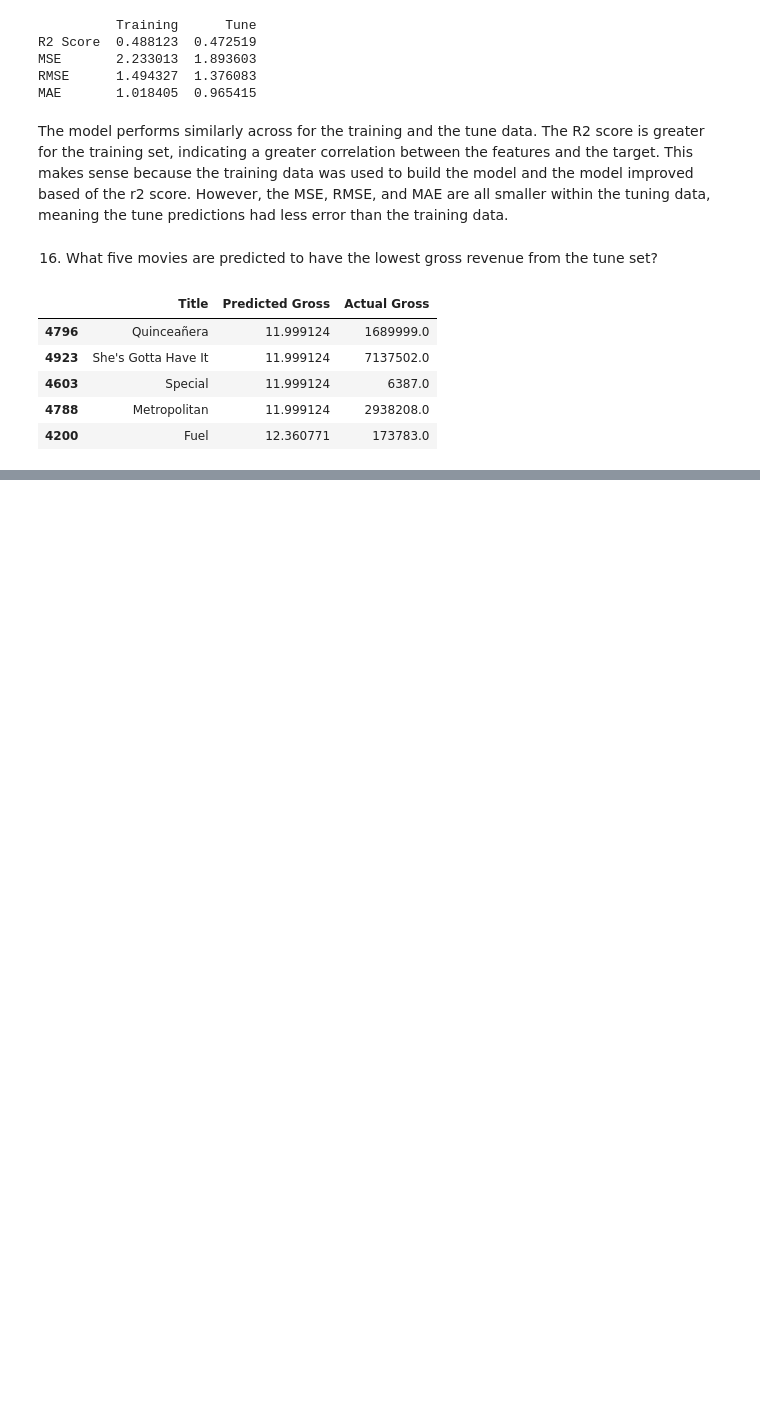
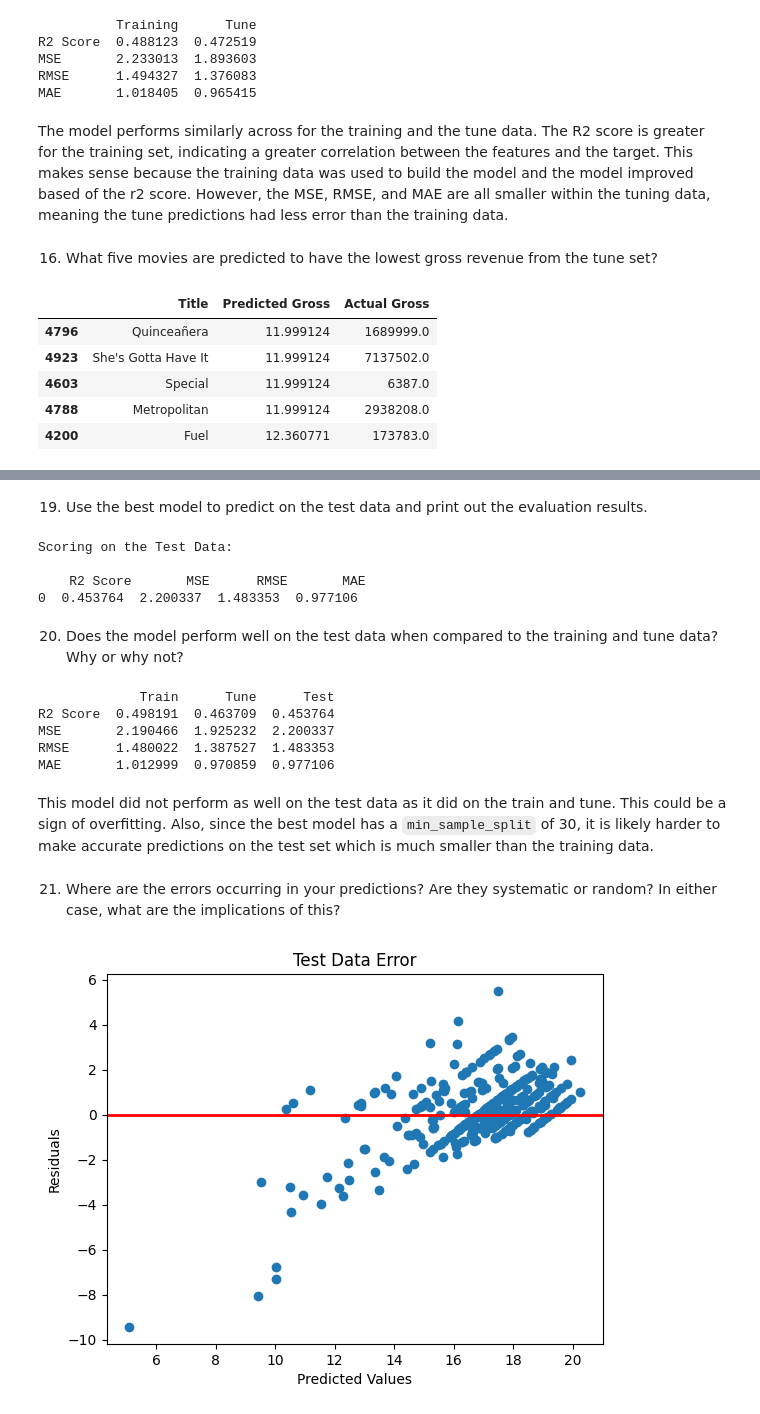
Before and after one commit to masonnicoletti/DS-3021, a Jupyter notebook: 09_DT_Regression/dt_regression_lab.ipynb, the cells around one changed output, grey strips where cells are left out. Saved outputs shown, nothing was run; the diff lists cells and outputs as text; code cells hidden in the pictures; blank space fills up the shorter version.

```diff
--- a/09_DT_Regression/dt_regression_lab.ipynb
+++ b/09_DT_Regression/dt_regression_lab.ipynb
@@ -418,0 +549,71 @@ lowest_gross_tune
+# %% [markdown]
+19. Use the best model to predict on the test data and print out the evaluation results.
+# %%
+# Define the new best model
+new_best_model = best_model3
+
+# Predict on the test data
+pred_test = new_best_model.predict(x_test)
+
+# Determine the evaluation results for the test data
+test_r2 = r2_score(y_test, pred_test)
+test_mse = mean_squared_error(y_test, pred_test)
+test_rmse = test_mse ** 0.5
+test_mae = mean_absolute_error(y_test, pred_test)
+
+# Create a table to display the results
+test_scores_df = pd.DataFrame({"R2 Score": [test_r2],
+                               "MSE": test_mse,
+                               "RMSE": test_rmse,
+                               "MAE": test_mae})
+
+print("Scoring on the Test Data:\n\n", test_scores_df)
+# %% [output]
+Scoring on the Test Data:
+
+    R2 Score       MSE      RMSE       MAE
+0  0.453764  2.200337  1.483353  0.977106
+# %% [markdown]
+20. Does the model perform well on the test data when compared to the training and tune data? Why or why not?
+# %%
+# Predict the new model on the tune data (to use for a score comparison)
+pred_tune = new_best_model.predict(x_tune)
+
+# Determine performance metrics of the tune data
+tune_r2 = r2_score(y_tune, pred_tune)
+tune_mse = mean_squared_error(y_tune, pred_tune)
+tune_rmse = tune_mse ** 0.5
+tune_mae = mean_absolute_error(y_tune, pred_tune)
+
+# Assemble test and tune scores into a list
+test_scores = [test_r2, test_mse, test_rmse, test_mae]
+tune_scores = [tune_r2, tune_mse, tune_rmse, tune_mae]
+
+# Make a df to compare the scores across the train, test, and tune sets
+best_model_performance = pd.DataFrame({"Train": model_scores3, "Tune": tune_scores, "Test": test_scores}, index=["R2 Score", "MSE", "RMSE", "MAE"])
+print(best_model_performance)
+# %% [output]
+             Train      Tune      Test
+R2 Score  0.498191  0.463709  0.453764
+MSE       2.190466  1.925232  2.200337
+RMSE      1.480022  1.387527  1.483353
+MAE       1.012999  0.970859  0.977106
+# %% [markdown]
+This model did not perform as well on the test data as it did on the train and tune. This could be a sign of overfitting. Also, since the best model has a `min_sample_split` of 30, it is likely harder to make accurate predictions on the test set which is much smaller than the training data.
+# %% [markdown]
+21. Where are the errors occurring in your predictions? Are they systematic or random? In either case, what are the implications of this?
+# %%
+# Make a plot of the test error
+
+# Calculate residuals
+residuals = y_test - pred_test
+
+# Plot the residuals and the predicted values
+plt.scatter(y_test, residuals)
+plt.axhline(y=0, color='red', linewidth=2)
+plt.title("Test Data Error")
+plt.xlabel("Predicted Values")
+plt.ylabel("Residuals")
+plt.show()
+# %% [output]
+[figure, added]
```
Also changed, not shown: parts of 12 cells of this notebook.
